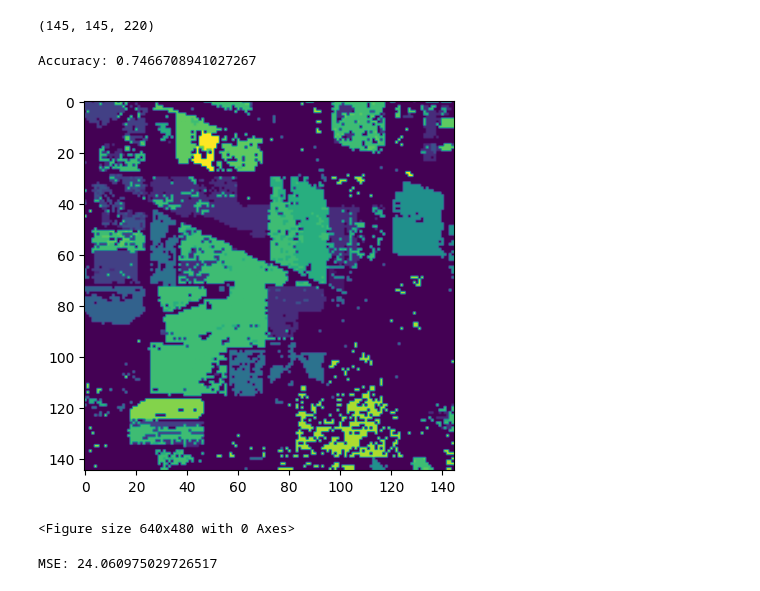
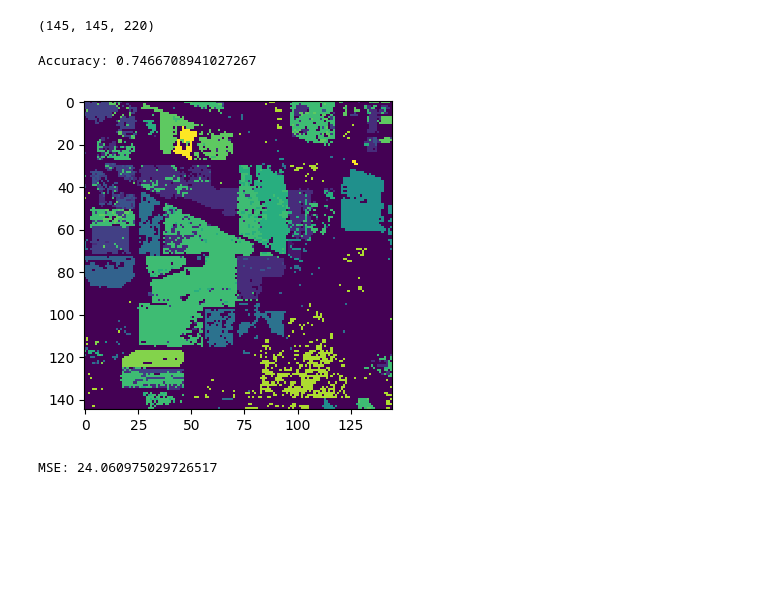
Before and after one commit to UtkarshRjn/gnr-602-project, a Jupyter notebook: notebook/lda_svm.ipynb, the cells around one changed output. Drawn from its saved outputs; the diff is of its cells as text; code cells hidden in the pictures; blank space fills up the shorter version.

```diff
--- a/notebook/lda_svm.ipynb
+++ b/notebook/lda_svm.ipynb
@@ -9,3 +10,12 @@ from sklearn.metrics import accuracy_score
+# %%
+def save_fig(img, name, dir = '../output/lda/', keep_axis = True):
+    _ , ax = plt.subplots(figsize=(4,4), dpi=100)
+    ax.imshow(img, interpolation='nearest')
+    if not keep_axis:
+        ax.set_axis_off()
+    # ax.xaxis.set_major_locator(plt.NullLocator())
+    # ax.yaxis.set_major_locator(plt.NullLocator())
+    plt.savefig(os.path.join(dir,name), bbox_inches='tight', pad_inches=0, transparent=True, edgecolor='none', facecolor='none')
 # %%
 # Load the dataset
 mat = sio.loadmat('/home/utkarsh/Documents/iitb/gnr602/project/dataset/Indian Pines/Indian_pines.mat')
@@ -77,36 +86,33 @@ def lda(X, y, num_components):
 # %%
 # Reshape the data to (num_samples, num_features)
 n, m, num_samples = data.shape
 data_reshaped = np.reshape(data, (n*m, num_samples))
 labels_reshaped = np.reshape(labels, (n*m,))
 
 # Apply LDA to reduce the dimensionality of the data
 num_components = 16
 data_scaled = StandardScaler().fit_transform(data_reshaped)
 data_lda = lda(data_scaled, labels.ravel(), num_components)
 
 # Split the data into train and test sets
 X_train, X_test, y_train, y_test = train_test_split(data_lda, labels_reshaped, test_size=0.3, random_state=42)
 
 # Create an SVM classifier and train it on the training set
 svm = SVC(kernel='linear')
 svm.fit(X_train, y_train)
 
 # Evaluate the SVM classifier on the test set
 y_pred = svm.predict(X_test)
 acc = accuracy_score(y_test, y_pred)
 print("Accuracy:", acc)
 
 # Reshape the cluster labels and display the segmented image
 cluster_labels = svm.predict(data_lda)
 cluster_labels_reshaped = np.reshape(cluster_labels, (n, m))
-plt.imshow(cluster_labels_reshaped)
-plt.savefig('../output/lda_svm.png')
-plt.show()
+save_fig(cluster_labels_reshaped, 'lda_svm.png')
 # %% [output]
 Accuracy: 0.7466708941027267
-[figure, old version]
+[figure, new version]
-<Figure size 640x480 with 0 Axes>
 # %%
 from sklearn.metrics import mean_squared_error
 
```
Also changed, not shown: parts of 2 cells of this notebook, 25 other files.
